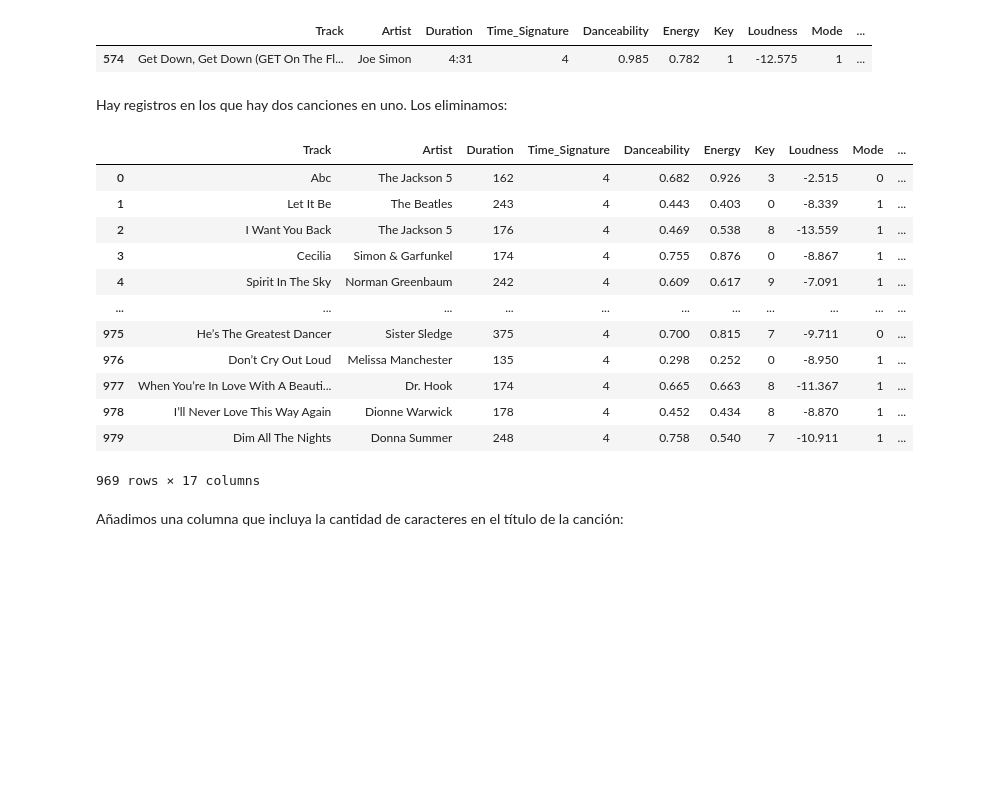
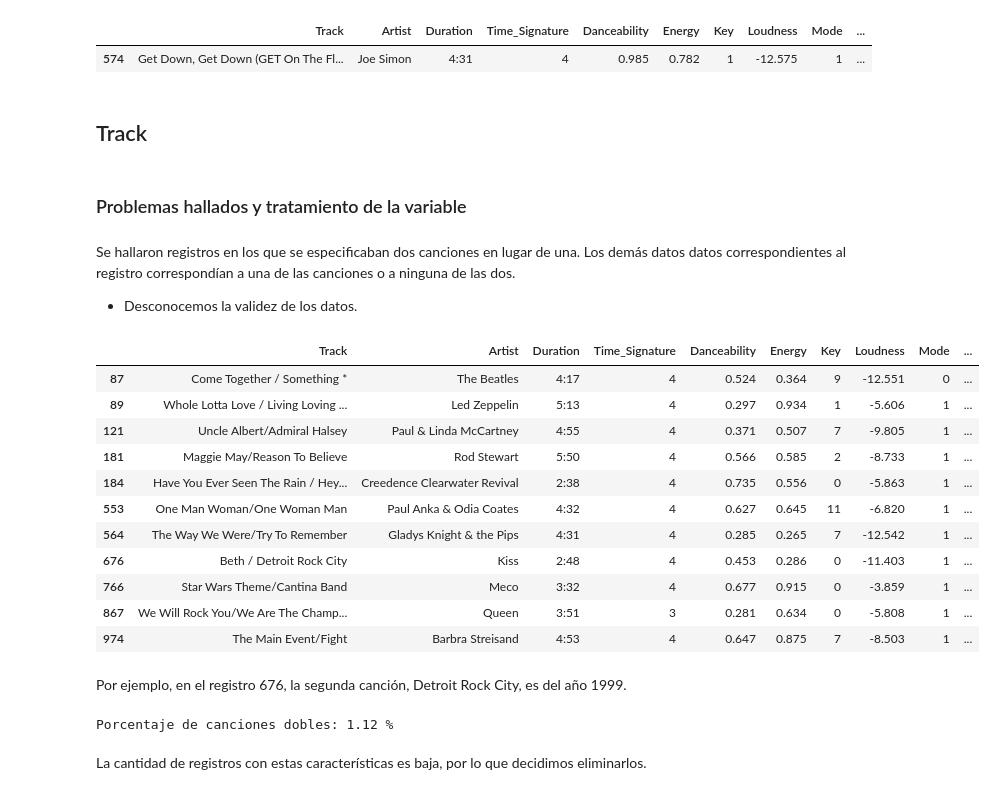
Before and after one commit to iroumec/TPE-FCD, a Jupyter notebook: Notebook.ipynb, the cells around one changed output. Saved outputs shown, nothing was run; the diff lists cells and outputs as text; code cells hidden in the pictures; blank space fills up the shorter version.

```diff
--- a/Notebook.ipynb
+++ b/Notebook.ipynb
@@ -92,27 +98,37 @@ max_registers
 # %% [output]
 |  | Track | Artist | Duration | Time_Signature | Danceability | Energy | Key | Loudness | Mode | ... |
 | 574 | Get Down, Get Down (GET On The Fl... | Joe Simon | 4:31 | 4 | 0.985 | 0.782 | 1 | -12.575 | 1 | ... |
-# %% [markdown]
-Hay registros en los que hay dos canciones en uno. Los eliminamos:
+# %% [markdown]
+## Track
+# %% [markdown]
+### Problemas hallados y tratamiento de la variable
+# %% [markdown]
+Se hallaron registros en los que se especificaban dos canciones en lugar de una. Los demás datos datos correspondientes al registro correspondían a una de las canciones o a ninguna de las dos.
+- Desconocemos la validez de los datos.
 # %%
-track_dataset = modified_dataset.copy()
+track_dataset = raw_dataset.copy()
 
-track_dataset = track_dataset[~track_dataset["Track"].str.contains("/")]
-
-track_dataset
+track_dataset[track_dataset["Track"].str.contains("/")]
 # %% [output]
 |  | Track | Artist | Duration | Time_Signature | Danceability | Energy | Key | Loudness | Mode | ... |
-| 0 | Abc | The Jackson 5 | 162 | 4 | 0.682 | 0.926 | 3 | -2.515 | 0 | ... |
-| 1 | Let It Be | The Beatles | 243 | 4 | 0.443 | 0.403 | 0 | -8.339 | 1 | ... |
-| 2 | I Want You Back | The Jackson 5 | 176 | 4 | 0.469 | 0.538 | 8 | -13.559 | 1 | ... |
-| 3 | Cecilia | Simon & Garfunkel | 174 | 4 | 0.755 | 0.876 | 0 | -8.867 | 1 | ... |
-| 4 | Spirit In The Sky | Norman Greenbaum | 242 | 4 | 0.609 | 0.617 | 9 | -7.091 | 1 | ... |
-| ... | ... | ... | ... | ... | ... | ... | ... | ... | ... | ... |
-| 975 | He’s The Greatest Dancer | Sister Sledge | 375 | 4 | 0.700 | 0.815 | 7 | -9.711 | 0 | ... |
-| 976 | Don’t Cry Out Loud | Melissa Manchester | 135 | 4 | 0.298 | 0.252 | 0 | -8.950 | 1 | ... |
-| 977 | When You’re In Love With A Beauti... | Dr. Hook | 174 | 4 | 0.665 | 0.663 | 8 | -11.367 | 1 | ... |
-| 978 | I’ll Never Love This Way Again | Dionne Warwick | 178 | 4 | 0.452 | 0.434 | 8 | -8.870 | 1 | ... |
-| 979 | Dim All The Nights | Donna Summer | 248 | 4 | 0.758 | 0.540 | 7 | -10.911 | 1 | ... |
+| 87 | Come Together / Something * | The Beatles | 4:17 | 4 | 0.524 | 0.364 | 9 | -12.551 | 0 | ... |
+| 89 | Whole Lotta Love / Living Loving ... | Led Zeppelin | 5:13 | 4 | 0.297 | 0.934 | 1 | -5.606 | 1 | ... |
+| 121 | Uncle Albert/Admiral Halsey | Paul & Linda McCartney | 4:55 | 4 | 0.371 | 0.507 | 7 | -9.805 | 1 | ... |
+| 181 | Maggie May/Reason To Believe | Rod Stewart | 5:50 | 4 | 0.566 | 0.585 | 2 | -8.733 | 1 | ... |
+| 184 | Have You Ever Seen The Rain / Hey... | Creedence Clearwater Revival | 2:38 | 4 | 0.735 | 0.556 | 0 | -5.863 | 1 | ... |
+| 553 | One Man Woman/One Woman Man | Paul Anka & Odia Coates | 4:32 | 4 | 0.627 | 0.645 | 11 | -6.820 | 1 | ... |
+| 564 | The Way We Were/Try To Remember | Gladys Knight & the Pips | 4:31 | 4 | 0.285 | 0.265 | 7 | -12.542 | 1 | ... |
+| 676 | Beth / Detroit Rock City | Kiss | 2:48 | 4 | 0.453 | 0.286 | 0 | -11.403 | 1 | ... |
+| 766 | Star Wars Theme/Cantina Band | Meco | 3:32 | 4 | 0.677 | 0.915 | 0 | -3.859 | 1 | ... |
+| 867 | We Will Rock You/We Are The Champ... | Queen | 3:51 | 3 | 0.281 | 0.634 | 0 | -5.808 | 1 | ... |
+| 974 | The Main Event/Fight | Barbra Streisand | 4:53 | 4 | 0.647 | 0.875 | 7 | -8.503 | 1 | ... |
-969 rows × 17 columns
-# %% [markdown]
-Añadimos una columna que incluya la cantidad de caracteres en el título de la canción:
+# %% [markdown]
+Por ejemplo, en el registro 676, la segunda canción, Detroit Rock City, es del año 1999.
+# %%
+p_canciones_dobles = track_dataset[track_dataset["Track"].str.contains("/")].shape[0] / track_dataset.shape[0]
+
+print(f"Porcentaje de canciones dobles: {round(p_canciones_dobles * 100, 2)} %")
+# %% [output]
+Porcentaje de canciones dobles: 1.12 %
+# %% [markdown]
+La cantidad de registros con estas características es baja, por lo que decidimos eliminarlos.
```
Also changed, not shown: parts of 46 cells of this notebook, 1 other file.
